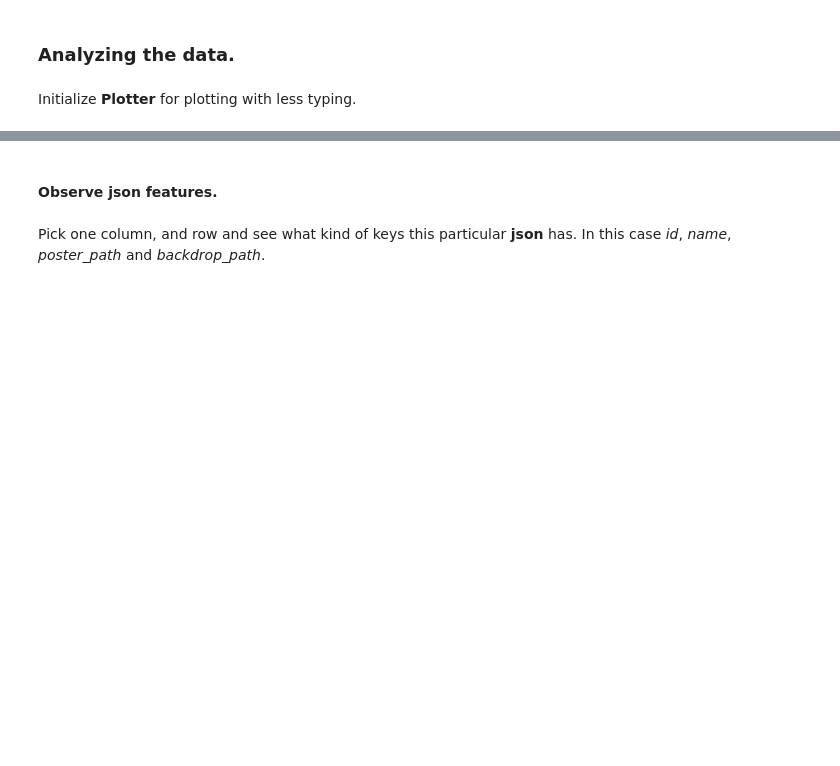
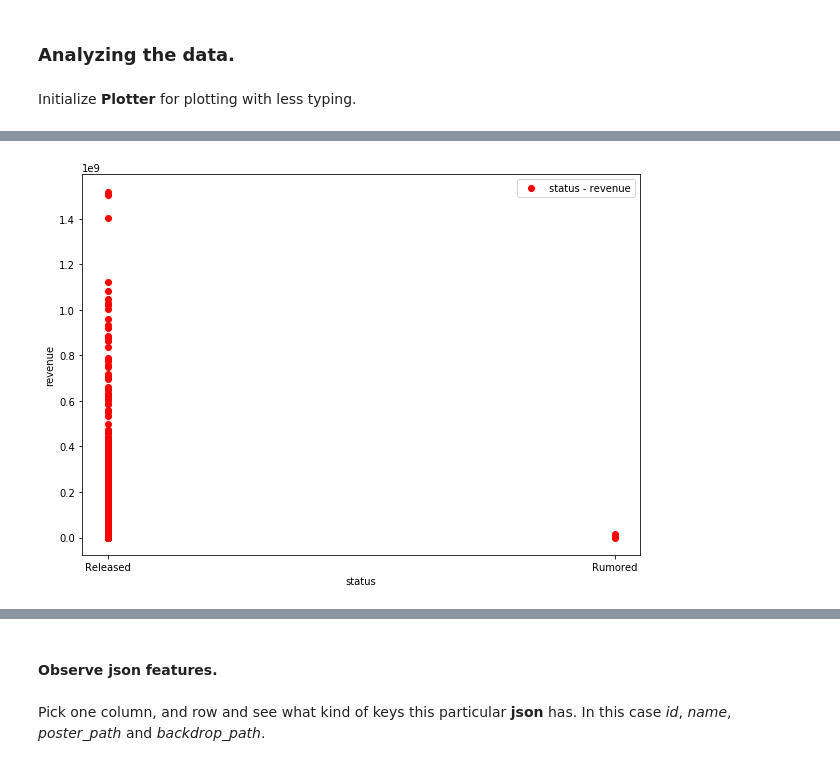
Before and after one commit to tigofat/kaggle_competition, a Jupyter notebook: main_notebook.ipynb, the cells around one changed output, grey strips where cells are left out. Cells and saved outputs as stored; diff of their text form; code cells hidden in the pictures; blank space fills up the shorter version.

```diff
--- a/main_notebook.ipynb
+++ b/main_notebook.ipynb
@@ -81,0 +93,4 @@ plotter = Plotter(colors=['red', 'blue', 'green', 'orange'])
+# %%
+plotter.relationship(train_df, 'status', 'revenue', color='red')
+# %% [output]
+[figure, added]
```
Also changed, not shown: parts of 33 cells of this notebook, 13 other files.
